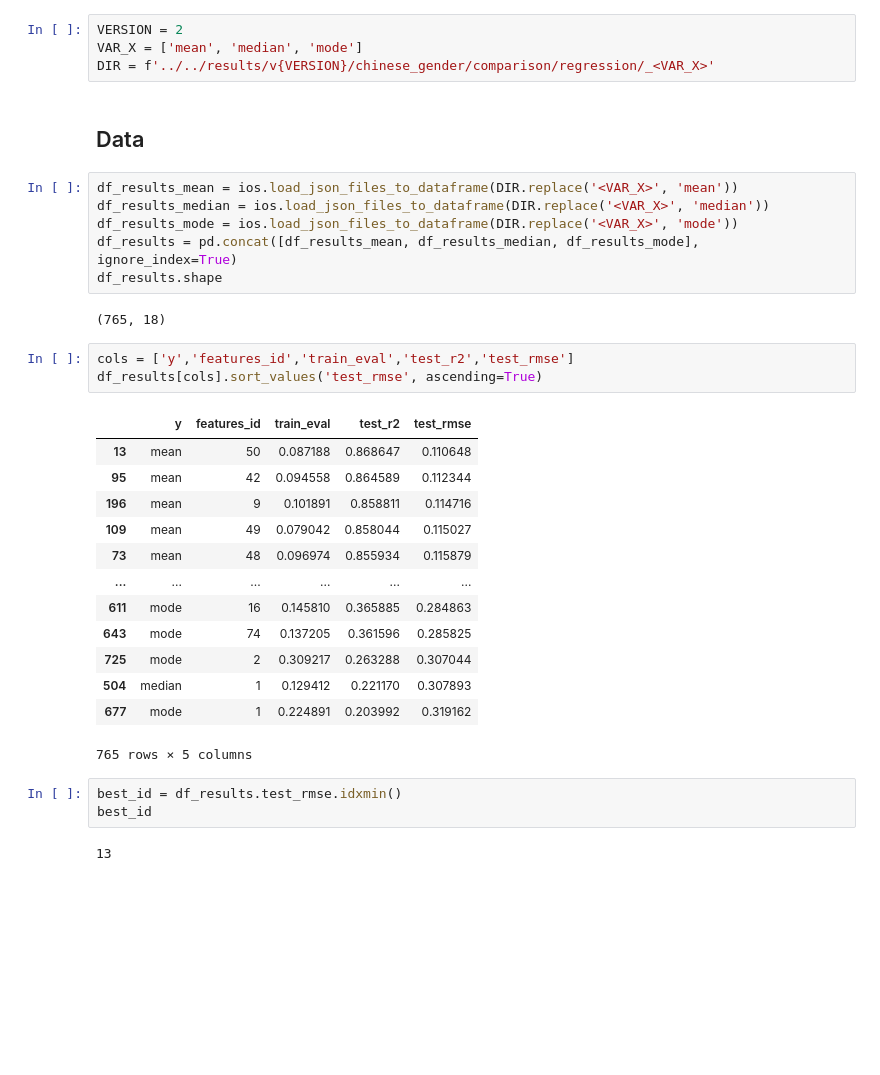
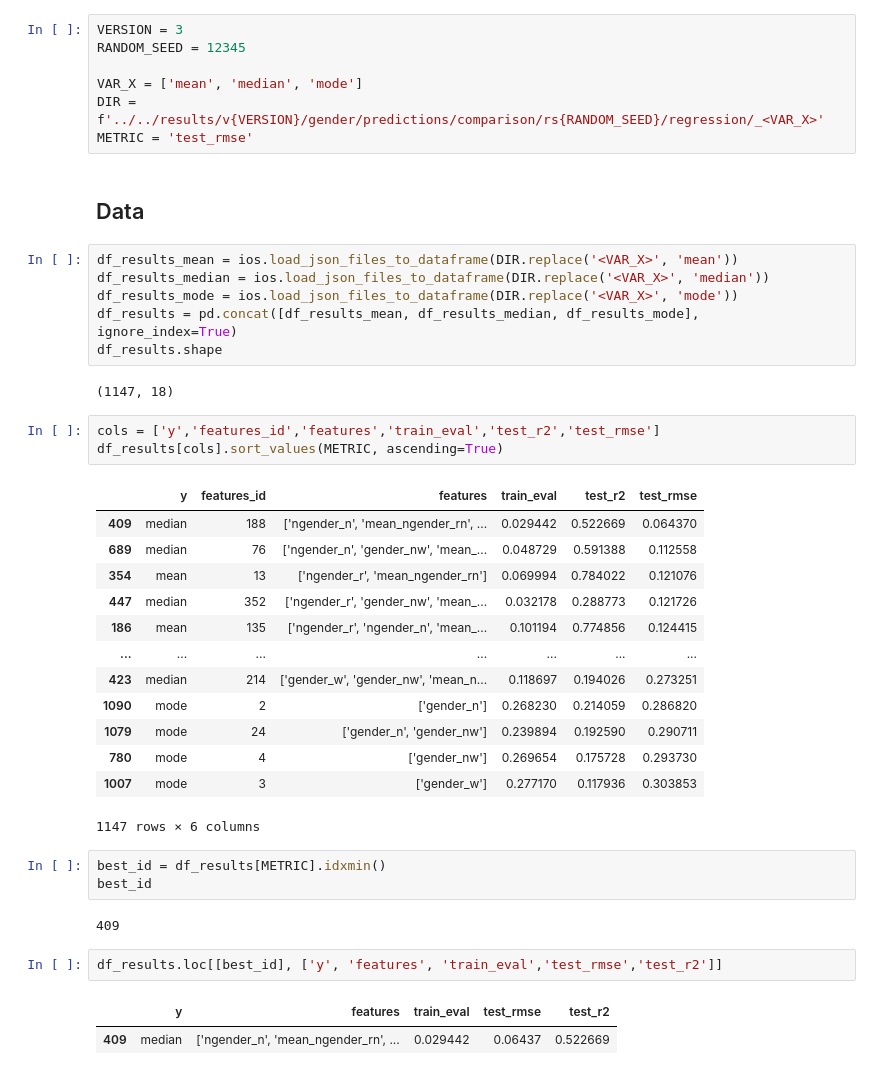
Before and after one commit to CSHVienna/chinese-names-gender, a Jupyter notebook: code/notebooks/predictions_regression.ipynb, the cells around one changed output. Drawn from its saved outputs; the diff is of its cells as text; blank space fills up the shorter version.

```diff
--- a/code/notebooks/predictions_regression.ipynb
+++ b/code/notebooks/predictions_regression.ipynb
@@ -21,9 +21,12 @@ import ios
 # %% [markdown]
 ## Setup
 # %%
-VERSION = 2
+VERSION = 3
+RANDOM_SEED = 12345
+
 VAR_X = ['mean', 'median', 'mode']
-DIR = f'../../results/v{VERSION}/chinese_gender/comparison/regression/_<VAR_X>'
+DIR = f'../../results/v{VERSION}/gender/predictions/comparison/rs{RANDOM_SEED}/regression/_<VAR_X>'
+METRIC = 'test_rmse'
 # %% [markdown]
 ## Data
 # %%
@@ -33,26 +36,31 @@ df_results_mode = ios.load_json_files_to_dataframe(DIR.replace('<VAR_X>', 'mode'
 df_results = pd.concat([df_results_mean, df_results_median, df_results_mode], ignore_index=True)
 df_results.shape
 # %% [output]
-(765, 18)
+(1147, 18)
 # %%
-cols = ['y','features_id','train_eval','test_r2','test_rmse']
-df_results[cols].sort_values('test_rmse', ascending=True)
+cols = ['y','features_id','features','train_eval','test_r2','test_rmse']
+df_results[cols].sort_values(METRIC, ascending=True)
 # %% [output]
-|  | y | features_id | train_eval | test_r2 | test_rmse |
-| 13 | mean | 50 | 0.087188 | 0.868647 | 0.110648 |
-| 95 | mean | 42 | 0.094558 | 0.864589 | 0.112344 |
-| 196 | mean | 9 | 0.101891 | 0.858811 | 0.114716 |
-| 109 | mean | 49 | 0.079042 | 0.858044 | 0.115027 |
-| 73 | mean | 48 | 0.096974 | 0.855934 | 0.115879 |
-| ... | ... | ... | ... | ... | ... |
-| 611 | mode | 16 | 0.145810 | 0.365885 | 0.284863 |
-| 643 | mode | 74 | 0.137205 | 0.361596 | 0.285825 |
-| 725 | mode | 2 | 0.309217 | 0.263288 | 0.307044 |
-| 504 | median | 1 | 0.129412 | 0.221170 | 0.307893 |
-| 677 | mode | 1 | 0.224891 | 0.203992 | 0.319162 |
+|  | y | features_id | features | train_eval | test_r2 | test_rmse |
+| 409 | median | 188 | ['ngender_n', 'mean_ngender_rn', ... | 0.029442 | 0.522669 | 0.064370 |
+| 689 | median | 76 | ['ngender_n', 'gender_nw', 'mean_... | 0.048729 | 0.591388 | 0.112558 |
+| 354 | mean | 13 | ['ngender_r', 'mean_ngender_rn'] | 0.069994 | 0.784022 | 0.121076 |
+| 447 | median | 352 | ['ngender_r', 'gender_nw', 'mean_... | 0.032178 | 0.288773 | 0.121726 |
+| 186 | mean | 135 | ['ngender_r', 'ngender_n', 'mean_... | 0.101194 | 0.774856 | 0.124415 |
+| ... | ... | ... | ... | ... | ... | ... |
+| 423 | median | 214 | ['gender_w', 'gender_nw', 'mean_n... | 0.118697 | 0.194026 | 0.273251 |
+| 1090 | mode | 2 | ['gender_n'] | 0.268230 | 0.214059 | 0.286820 |
+| 1079 | mode | 24 | ['gender_n', 'gender_nw'] | 0.239894 | 0.192590 | 0.290711 |
+| 780 | mode | 4 | ['gender_nw'] | 0.269654 | 0.175728 | 0.293730 |
+| 1007 | mode | 3 | ['gender_w'] | 0.277170 | 0.117936 | 0.303853 |
-765 rows × 5 columns
+1147 rows × 6 columns
 # %%
-best_id = df_results.test_rmse.idxmin()
+best_id = df_results[METRIC].idxmin()
 best_id
 # %% [output]
-13
+409
+# %%
+df_results.loc[[best_id], ['y', 'features', 'train_eval','test_rmse','test_r2']]
+# %% [output]
+|  | y | features | train_eval | test_rmse | test_r2 |
+| 409 | median | ['ngender_n', 'mean_ngender_rn', ... | 0.029442 | 0.06437 | 0.522669 |
```
Also changed, not shown: parts of 8 cells of this notebook, 17 other files.
